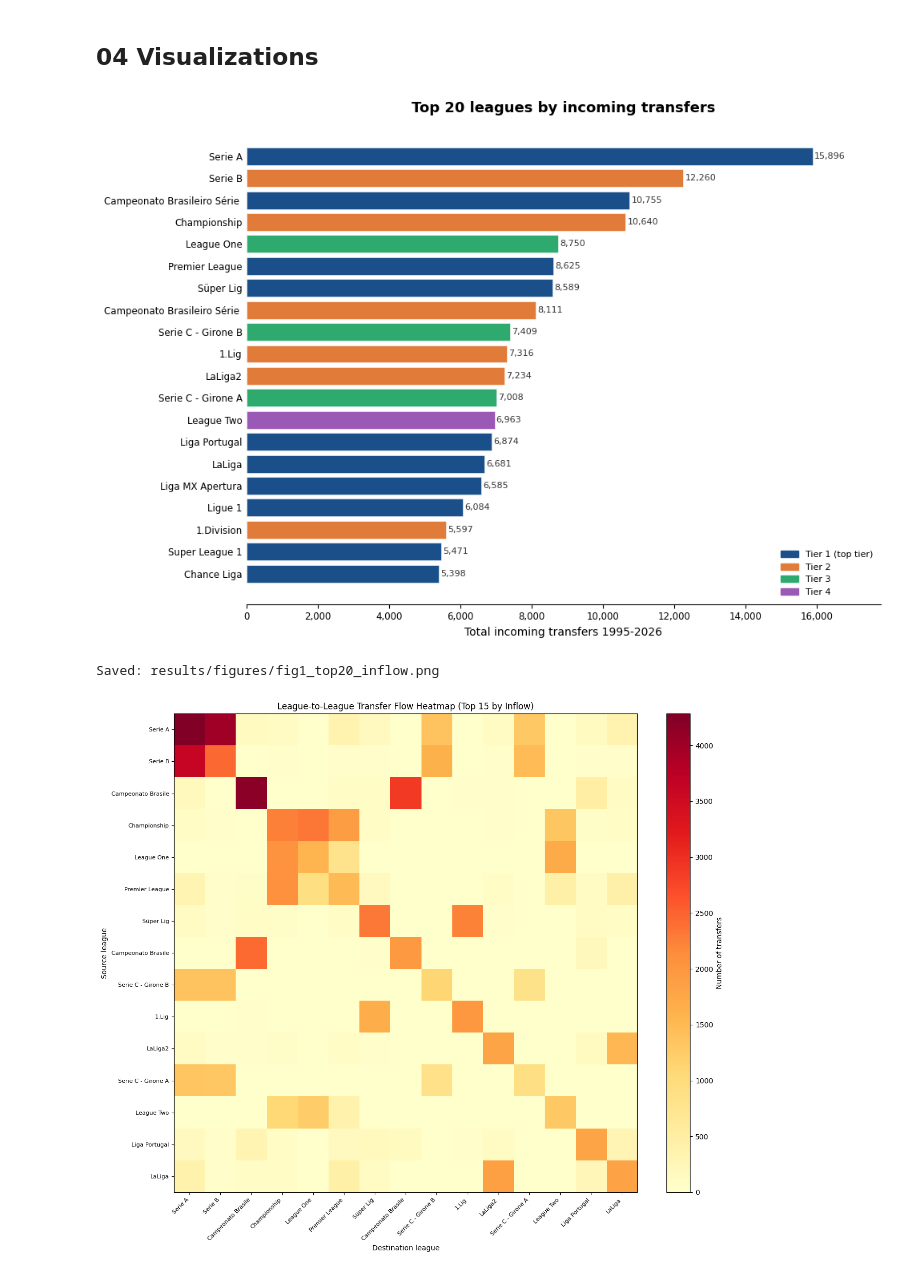
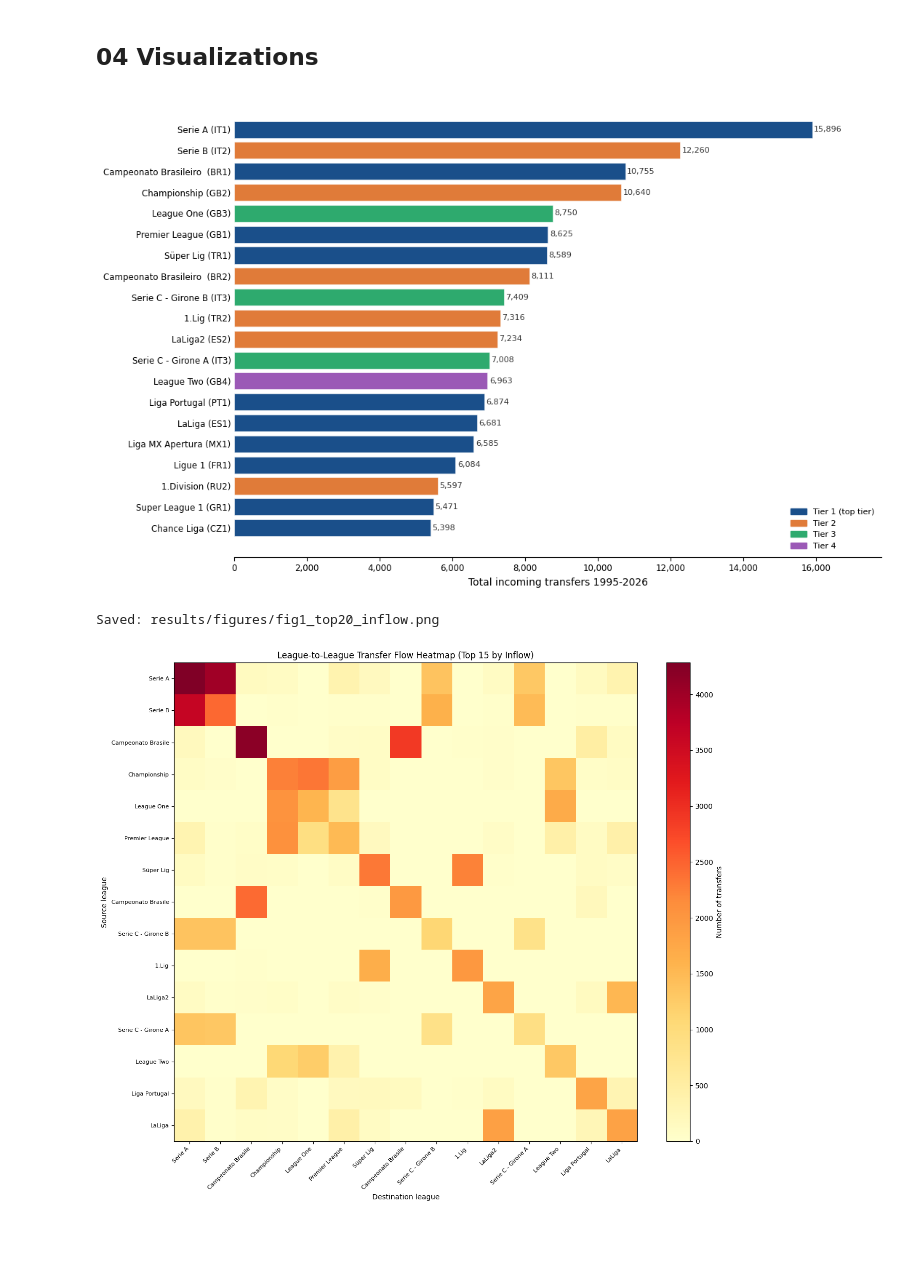
Before and after one commit to timg4/Mobility-in-Global-Football, a Jupyter notebook: 02_analysis.ipynb, the cells around one changed output. Drawn from its saved outputs; the diff is of its cells as text; code cells hidden in the pictures; blank space fills up the shorter version.

```diff
--- a/02_analysis.ipynb
+++ b/02_analysis.ipynb
@@ -817,38 +1507,49 @@ tier_lookup = (
     ]).dropna().drop_duplicates(subset=['league'])
     .set_index('league')['tier'].to_dict()
 )
 top20['tier'] = top20['dest_league_id'].map(tier_lookup)
 TIER_COLOR = {'1': '#1a4f8a', '2': '#e07b39', '3': '#2eaa6e', '4': '#9b59b6'}
 colors = [TIER_COLOR.get(str(t), '#aaaaaa') for t in top20['tier'].tolist()]
-labels = top20['league_name'].str.slice(0, 28).tolist()
 values = top20['total_in_transfers'].tolist()
 
-fig, ax = plt.subplots(figsize=(10, 7))
+def _tier_str(t):
+    try: return str(int(float(t)))
+    except: return '?'
+
+labels = [
+    f"{name[:22]} ({get_country(lid)[1]}{_tier_str(t)})"
+    for name, lid, t in zip(
+        top20['league_name'].tolist(),
+        top20['dest_league_id'].tolist(),
+        top20['tier'].tolist()
+    )
+]
+
+fig, ax = plt.subplots(figsize=(11, 7))
 ax.barh(range(len(labels)), values, color=colors, edgecolor='white', linewidth=0.4)
 ax.set_yticks(range(len(labels)))
 ax.set_yticklabels(labels, fontsize=8.5)
 for i, val in enumerate(values):
     ax.text(val + 50, i, f'{int(val):,}', va='center', ha='left', fontsize=8, color='#333333')
 ax.set_xlabel('Total incoming transfers 1995-2026', fontsize=10)
-ax.set_title('Top 20 leagues by incoming transfers', fontsize=13, fontweight='bold', pad=12)
 ax.spines[['top', 'right', 'left']].set_visible(False)
 ax.tick_params(axis='y', length=0)
 ax.tick_params(axis='x', labelsize=8.5)
 ax.set_xlim(0, max(values) * 1.12)
 ax.xaxis.set_major_formatter(mticker.FuncFormatter(lambda x, _: f'{int(x):,}'))
 legend_patches = [
     mpatches.Patch(color='#1a4f8a', label='Tier 1 (top tier)'),
     mpatches.Patch(color='#e07b39', label='Tier 2'),
     mpatches.Patch(color='#2eaa6e', label='Tier 3'),
     mpatches.Patch(color='#9b59b6', label='Tier 4'),
 ]
 ax.legend(handles=legend_patches, fontsize=8, frameon=False, loc='lower right')
 plt.tight_layout()
-plt.savefig(RESULTS_FIGURES / 'fig1_top20_inflow.png', dpi=150, bbox_inches='tight')
+plt.savefig(RESULTS_FIGURES / 'fig1_top20_inflow_wT.png', dpi=150, bbox_inches='tight')
 plt.show()
 print("Saved: results/figures/fig1_top20_inflow.png")
 # %% [output]
-[figure, old version]
+[figure, new version]
 Saved: results/figures/fig1_top20_inflow.png
 # %%
 # ── Visual 2: League-to-League Flow Heatmap (top 15 × top 15) ────────────────
```
Also changed, not shown: parts of 16 cells of this notebook, 15 other files.
